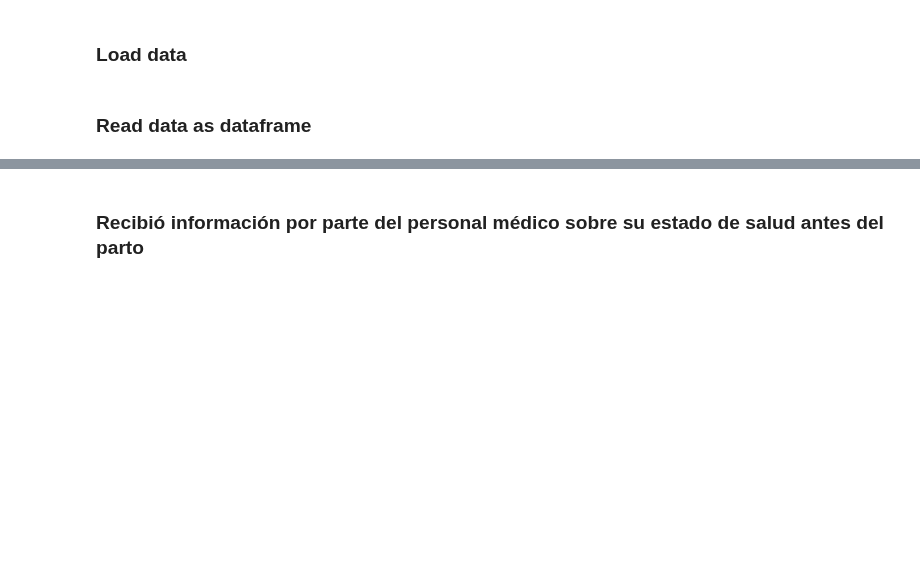
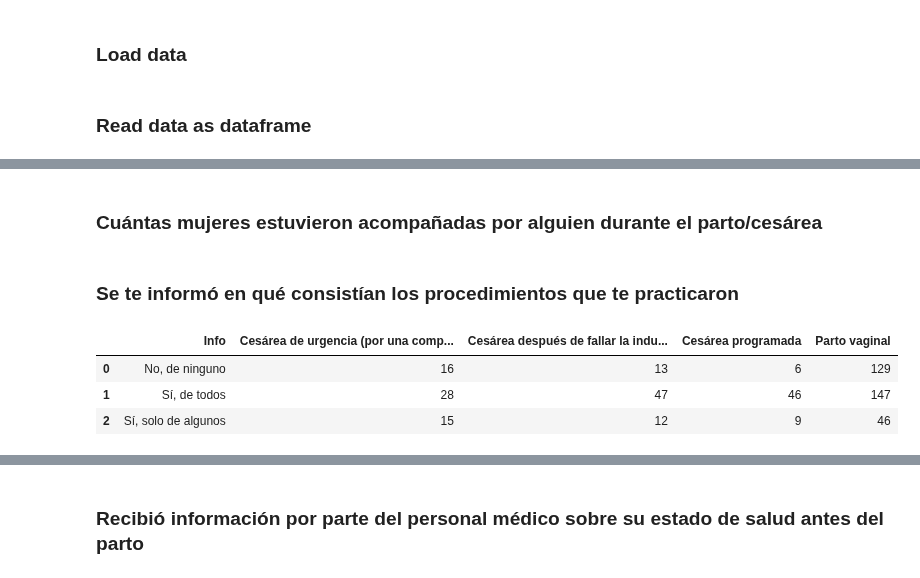
Before and after one commit to DataCritica/violencia-obstetrica-cuba, a Jupyter notebook: notebooks/2.0-visualize.ipynb, the cells around one changed output, grey strips where cells are left out. Drawn from its saved outputs; the diff is of its cells as text; code cells hidden in the pictures; blank space fills up the shorter version.

```diff
--- a/notebooks/2.0-visualize.ipynb
+++ b/notebooks/2.0-visualize.ipynb
@@ -30,9 +26,13 @@ directorio = load.load_file(file=directorio, sheet="base_limpia")
-# %%
-# Create pivot table
-df = load.load_file(file=f'{tables}/secuelas_bebe.xlsx', sheet="data")
-# Process pivot table
-fig = visualize.secuelas_bebe(df)
-# Save figure
-export.save_fig(fig, folder=figures, file='secuelas_bebe')
-
-fig.show()
+# %% [markdown]
+### Cuántas mujeres estuvieron acompañadas por alguien durante el parto/cesárea
+# %%
+""" Create pivot table """
+acompañada = analyze.create_pivot_tabe(df, values=0, index=27, cols=61)
+
+""" Process pivot table """
+# Convert index to column and create a new index
+acompañada = analyze.set_new_index(acompañada, col_name="Hospital")
+# Delete rows
+acompañada = analyze.del_row(acompañada[0], row_name=0)
+acompañada = analyze.del_row(acompañada[0], row_name=48)
+acompañada = acompañada[0]
@@ -38,0 +71,16 @@ fig.show()
+# %% [markdown]
+### Se te informó en qué consistían los procedimientos que te practicaron
+# %%
+""" Create pivot table """
+info = analyze.create_pivot_tabe(df, values=0, index=72, cols=44)
+
+""" Process pivot table """
+# Convert index to column and create a new index
+info = analyze.set_new_index(info, col_name="Info")
+info = info[0]
+info
+# %% [output]
+|  | Info | Cesárea de urgencia (por una comp... | Cesárea después de fallar la indu... | Cesárea programada | Parto vaginal |
+| 0 | No, de ninguno | 16 | 13 | 6 | 129 |
+| 1 | Sí, de todos | 28 | 47 | 46 | 147 |
+| 2 | Sí, solo de algunos | 15 | 12 | 9 | 46 |
```
Also changed, not shown: parts of 121 cells of this notebook.
